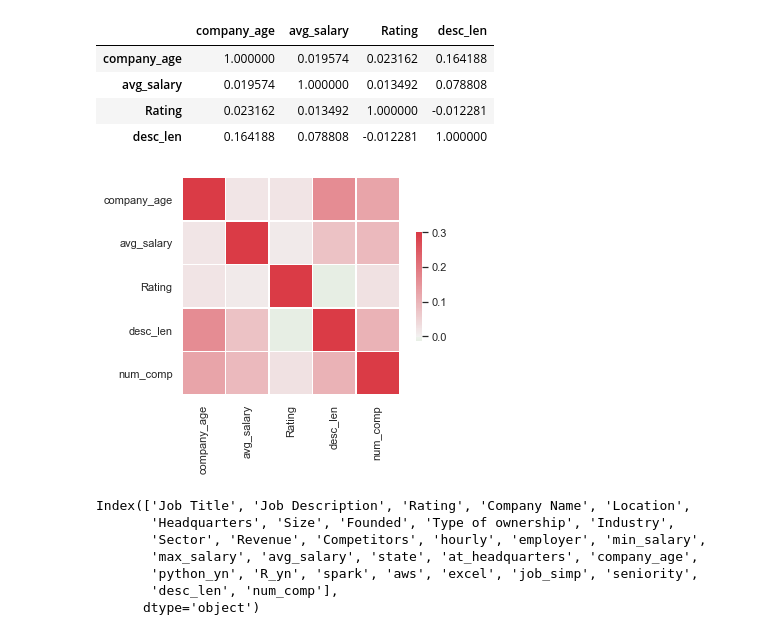
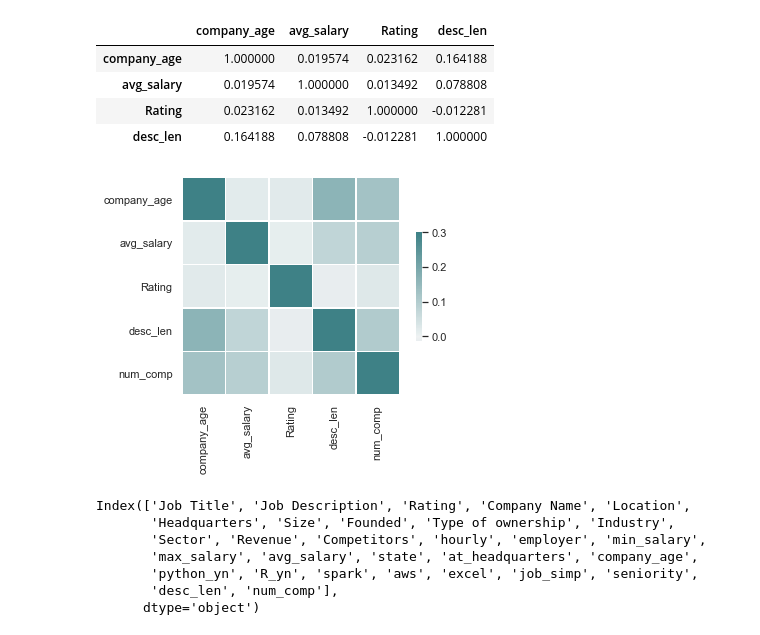
Before and after one commit to paabes/Data-Science, a Jupyter notebook: Glassdoor project/Exploratory_Data_Analysis.ipynb, the cells around one changed output. Saved outputs shown, nothing was run; the diff lists cells and outputs as text; code cells hidden in the pictures.

```diff
--- a/Glassdoor project/Exploratory_Data_Analysis.ipynb
+++ b/Glassdoor project/Exploratory_Data_Analysis.ipynb
@@ -266,11 +266,11 @@ df[['company_age','avg_salary','Rating','desc_len']].corr()
 | Rating | 0.023162 | 0.013492 | 1.000000 | -0.012281 |
 | desc_len | 0.164188 | 0.078808 | -0.012281 | 1.000000 |
 # %%
-cmap = sns.diverging_palette(120, 10, as_cmap=True)
+cmap = sns.diverging_palette(220, 200, as_cmap=True)
 _ = sns.heatmap(df[['company_age','avg_salary','Rating','desc_len','num_comp']].corr(),vmax=.3, center=0, cmap=cmap,
             square=True, linewidths=.5, cbar_kws={"shrink": .5})
 # %% [output]
-[figure, old version]
+[figure, new version]
 # %%
 df.columns
 # %% [output]
```
Also changed, not shown: 5 other files.
